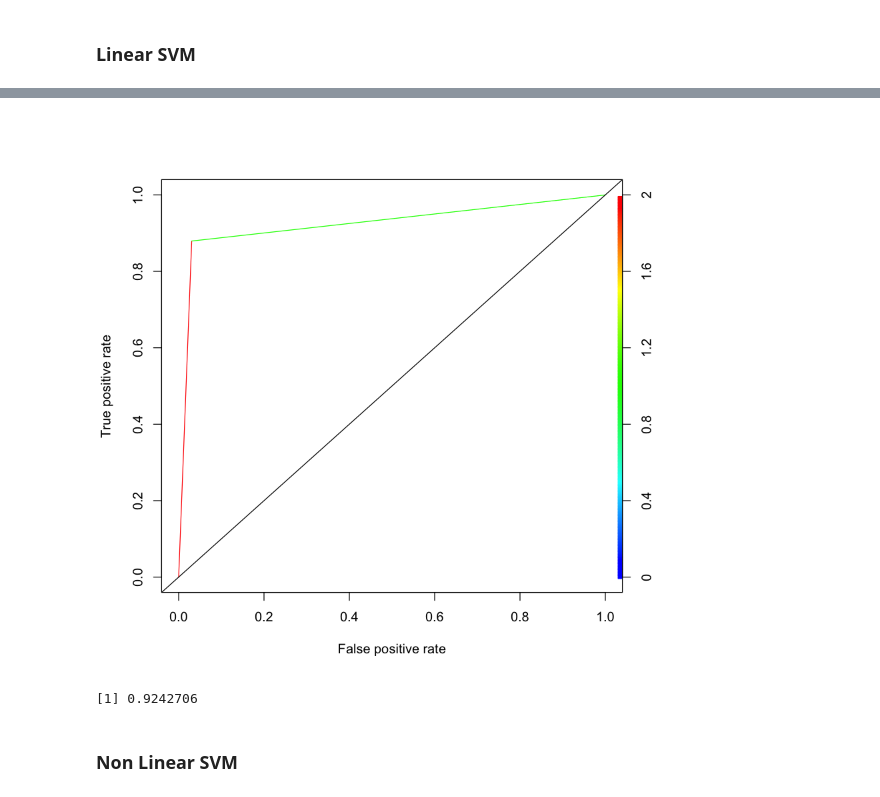
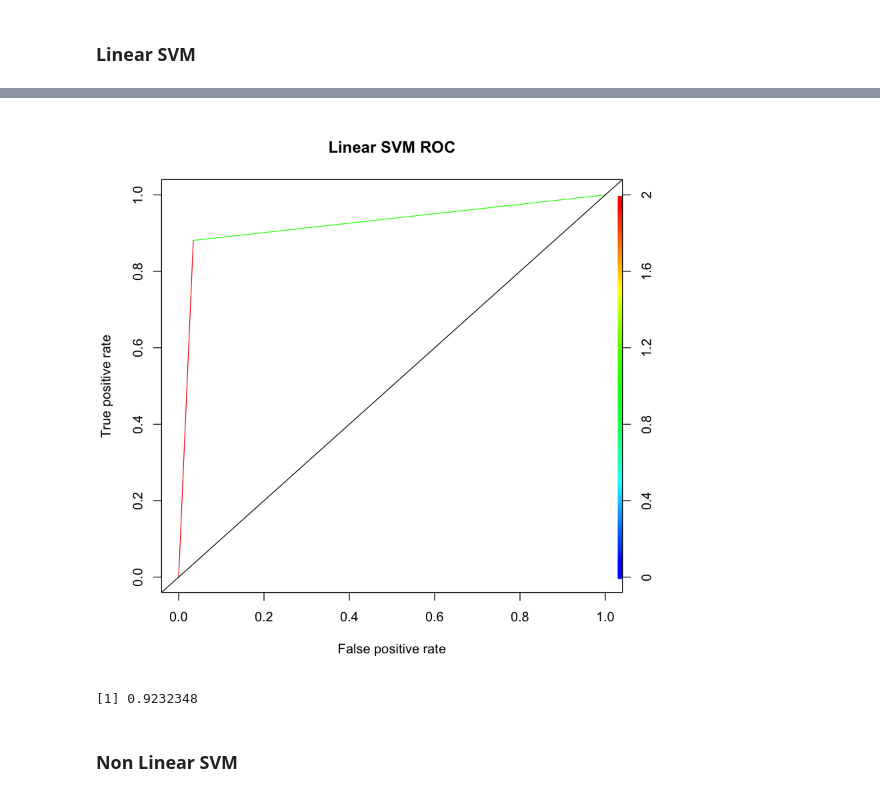
Before and after one commit to jamalarz/Projet_Supervised_Learning, a Jupyter notebook: Projet_Supervised_Learning.ipynb, the cells around one changed output, grey strips where cells are left out. Drawn from its saved outputs; the diff is of its cells as text; code cells hidden in the pictures.

```diff
--- a/Projet_Supervised_Learning.ipynb
+++ b/Projet_Supervised_Learning.ipynb
@@ -373,4 +543,5 @@ as.numeric(auc_perf_nb@y.values)
 # %% [markdown]
 ### Linear SVM
 # %%
-lsvm <- svm(as.factor(datad_us_train$Class) ~ ., data = datad_us_train[,-29], kernel = "linear")
+lsvm_us <- svm(as.factor(data_us_train$Class) ~ ., data = data_us_train[,-29], kernel = "linear")
+lsvm_us
@@ -397,0 +561,2 @@ sum(lsvm_pred == datad_us_test$Class)/length(datad_us_test$Class)
+# %%
+lsvm_us_pred=predict(lsvm_us,newdata = data_us_test)
@@ -402,16 +587,16 @@ plot(lsvm, data = datad_us_train, V1~V2, grid = 200)
 # %%
-roc_pred_lsvm=prediction(as.numeric(as.character(lsvm_pred)),datad_us_test$Class)
+lsvm_us_roc=prediction(as.numeric(as.character(lsvm_us_pred)),data_us_test$Class)
 # %%
-roc_pref_lsvm=performance(roc_pred_lsvm,measure = "tpr", x.measure = "fpr")
+lsvm_us_roc_perf=performance(lsvm_us_roc,measure = "tpr", x.measure = "fpr")
 # %%
-plot(roc_pref_lsvm,colorize=T)
+plot(lsvm_us_roc_perf,colorize=T, main="Linear SVM ROC")
 abline(a=0, b= 1)
 # %% [output]
-[figure, old version]
+[figure, new version]
 # %%
-auc_perf_lsvm = performance(roc_pred_lsvm, measure = "auc")
-as.numeric(auc_perf_lsvm@y.values)
+lsvm_us_auc = performance(lsvm_us_roc, measure = "auc")
+as.numeric(lsvm_us_auc@y.values)
 # %% [output]
-[1] 0.9242706
+[1] 0.9232348
 # %% [markdown]
 ### Non Linear SVM
```
Also changed, not shown: parts of 146 cells of this notebook.
